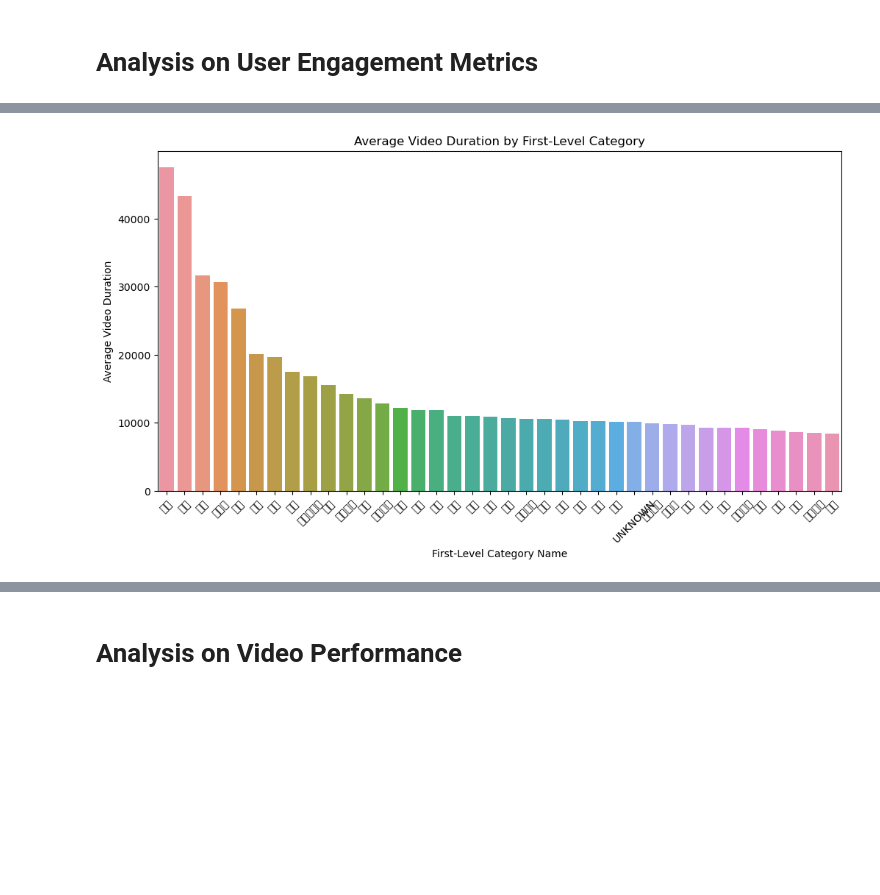
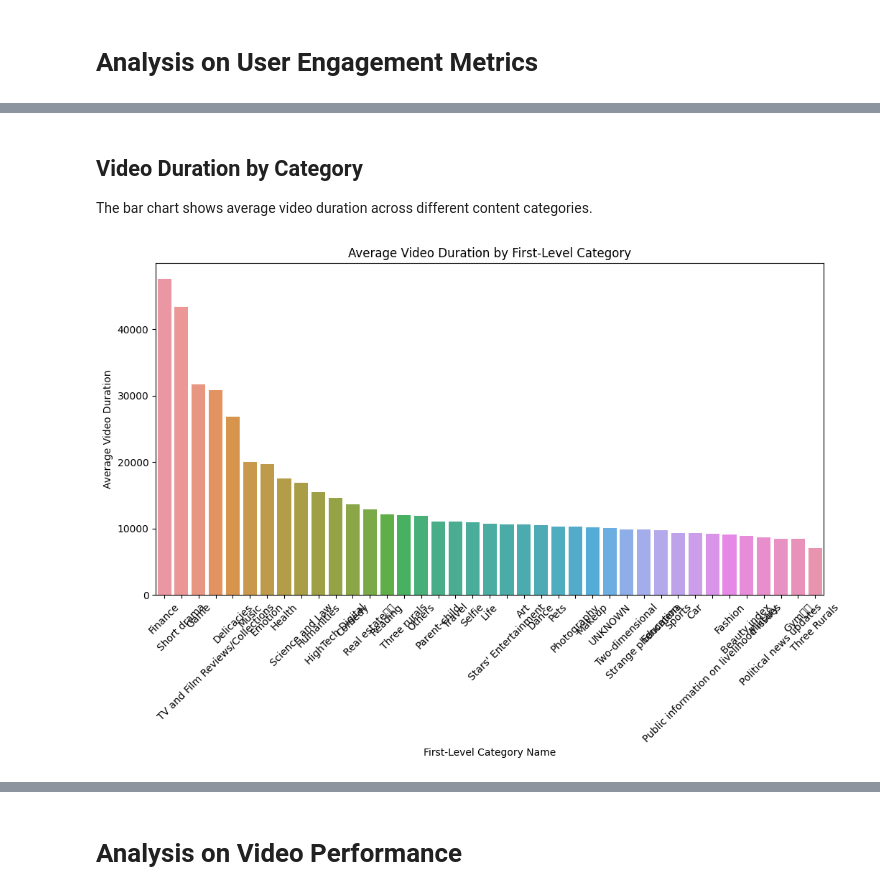
Before and after one commit to jiaawe/kuaishou-recommender, a Jupyter notebook: step2_eda.ipynb, the cells around one changed output, grey strips where cells are left out. Cells and saved outputs as stored; diff of their text form; code cells hidden in the pictures; blank space fills up the shorter version.

```diff
--- a/step2_eda.ipynb
+++ b/step2_eda.ipynb
@@ -11,7 +20,5 @@ pd.set_option('display.max_colwidth', None) # Show full content of each
 # %%
-root = 'KuaiRec 2.0/'
-
-joined_train_data = pd.read_csv(root + 'data_exports/joined_train_data.csv')
+joined_train_data = pd.read_csv('data_exports/joined_train_data.csv')
 # %%
 joined_train_data.columns
 # %% [output]
@@ -157,12 +241,15 @@ plt.show()
+# %% [markdown]
+## Video Duration by Category
+The bar chart shows average video duration across different content categories.
 # %%
 # Video Duration by Category
-avg_duration = joined_train_data.groupby('first_level_category_name')['video_duration'].mean().reset_index()
+avg_duration = joined_train_data.groupby('english_first_level_category_name')['video_duration'].mean().reset_index()
 plt.figure(figsize=(12, 6))
-sns.barplot(data=avg_duration, x='first_level_category_name', y='video_duration', order=avg_duration.sort_values('video_duration', ascending=False)['first_level_category_name'])
+sns.barplot(data=avg_duration, x='english_first_level_category_name', y='video_duration', order=avg_duration.sort_values('video_duration', ascending=False)['english_first_level_category_name'])
 plt.title('Average Video Duration by First-Level Category')
 plt.xlabel('First-Level Category Name')
 plt.ylabel('Average Video Duration')
 plt.xticks(rotation=45)
 plt.show()
 # %% [output]
-[figure, old version]
+[figure, new version]
```
Also changed, not shown: parts of 32 cells of this notebook, 3 other files.
